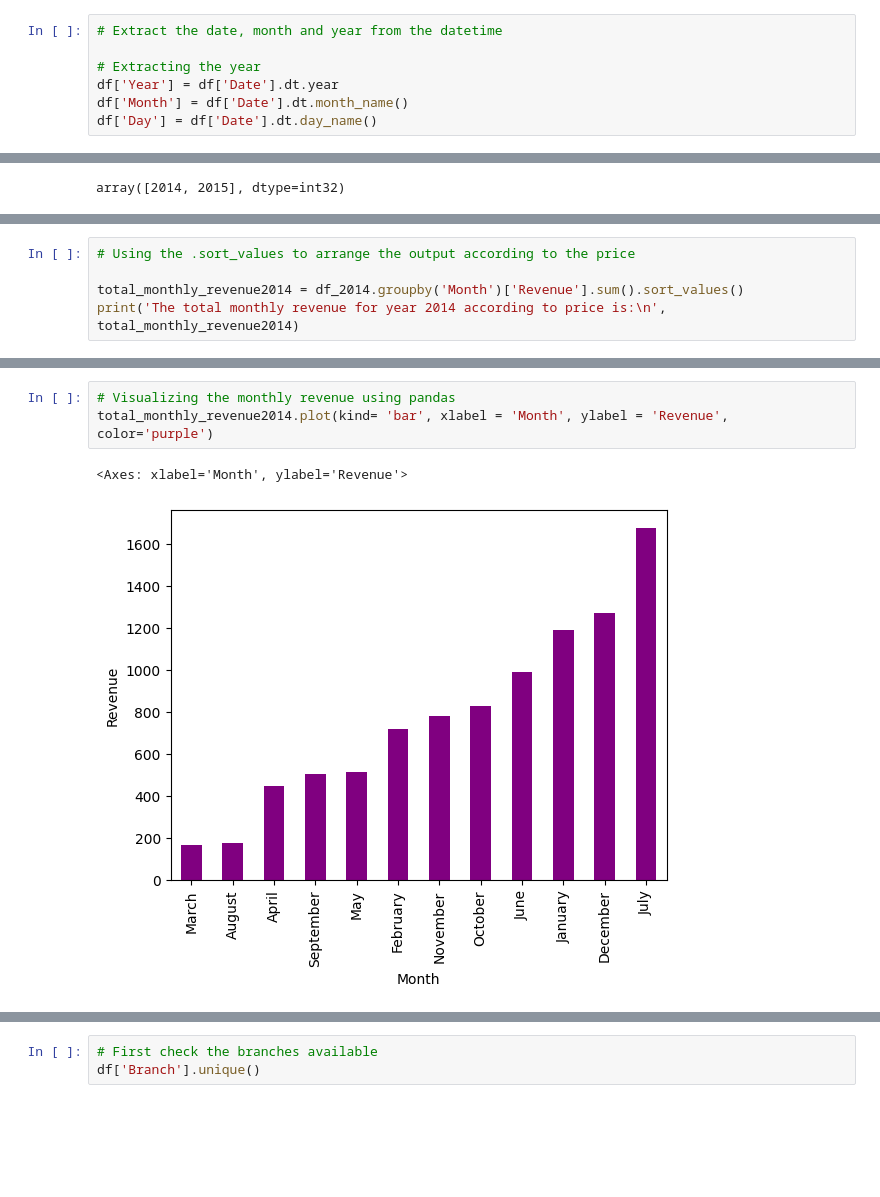
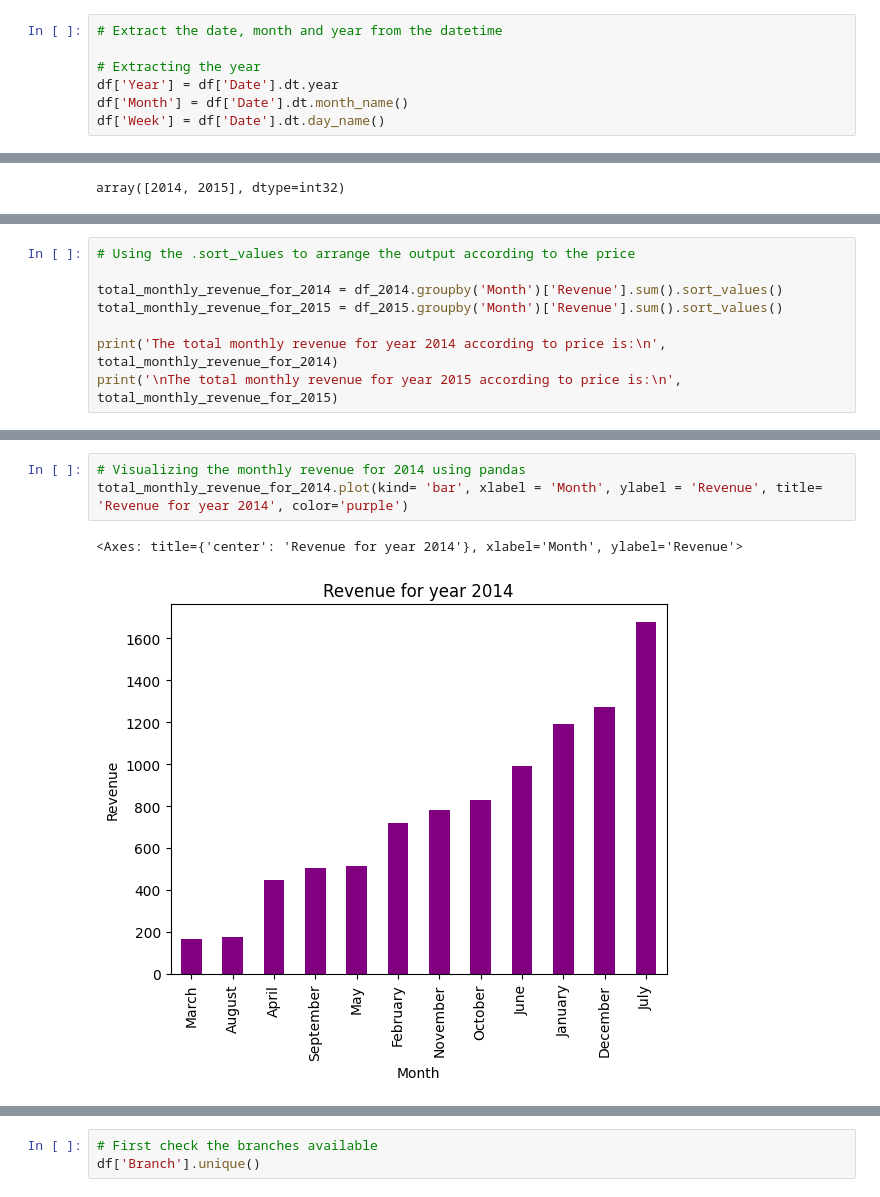
Before and after one commit to Adelegan-JD/TASKS, a Jupyter notebook: Week_6/adelegan_deborah_task_14.ipynb, the cells around one changed output, grey strips where cells are left out. Drawn from its saved outputs; the diff is of its cells as text; blank space fills up the shorter version.

```diff
--- a/Week_6/adelegan_deborah_task_14.ipynb
+++ b/Week_6/adelegan_deborah_task_14.ipynb
@@ -103,7 +103,7 @@ df.dtypes.value_counts().plot(kind='bar', xlabel= 'Data Types', ylabel='Count',
 # Extracting the year
 df['Year'] = df['Date'].dt.year
 df['Month'] = df['Date'].dt.month_name()
-df['Day'] = df['Date'].dt.day_name()
+df['Week'] = df['Date'].dt.day_name()
 # %%
 df.head()
 # %% [output]
@@ -243,8 +251,11 @@ Name: Revenue, dtype: float64
 # %%
 # Using the .sort_values to arrange the output according to the price
 
-total_monthly_revenue2014 = df_2014.groupby('Month')['Revenue'].sum().sort_values()
-print('The total monthly revenue for year 2014 according to price is:\n', total_monthly_revenue2014)
+total_monthly_revenue_for_2014 = df_2014.groupby('Month')['Revenue'].sum().sort_values()
+total_monthly_revenue_for_2015 = df_2015.groupby('Month')['Revenue'].sum().sort_values()
+
+print('The total monthly revenue for year 2014 according to price is:\n', total_monthly_revenue_for_2014)
+print('\nThe total monthly revenue for year 2015 according to price is:\n', total_monthly_revenue_for_2015)
 # %% [output]
 The total monthly revenue for year 2014 according to price is:
  Month
@@ -263,8 +276,8 @@ July         1676.90
 Name: Revenue, dtype: float64
 # %%
-# Visualizing the monthly revenue using pandas
-total_monthly_revenue2014.plot(kind= 'bar', xlabel = 'Month', ylabel = 'Revenue', color='purple')
+# Visualizing the monthly revenue for 2014 using pandas
+total_monthly_revenue_for_2014.plot(kind= 'bar', xlabel = 'Month', ylabel = 'Revenue', title= 'Revenue for year 2014', color='purple')
 # %% [output]
-<Axes: xlabel='Month', ylabel='Revenue'>
+<Axes: title={'center': 'Revenue for year 2014'}, xlabel='Month', ylabel='Revenue'>
-[figure, old version]
+[figure, new version]
 # %%
```
Also changed, not shown: parts of 34 cells of this notebook, 5 other files.
